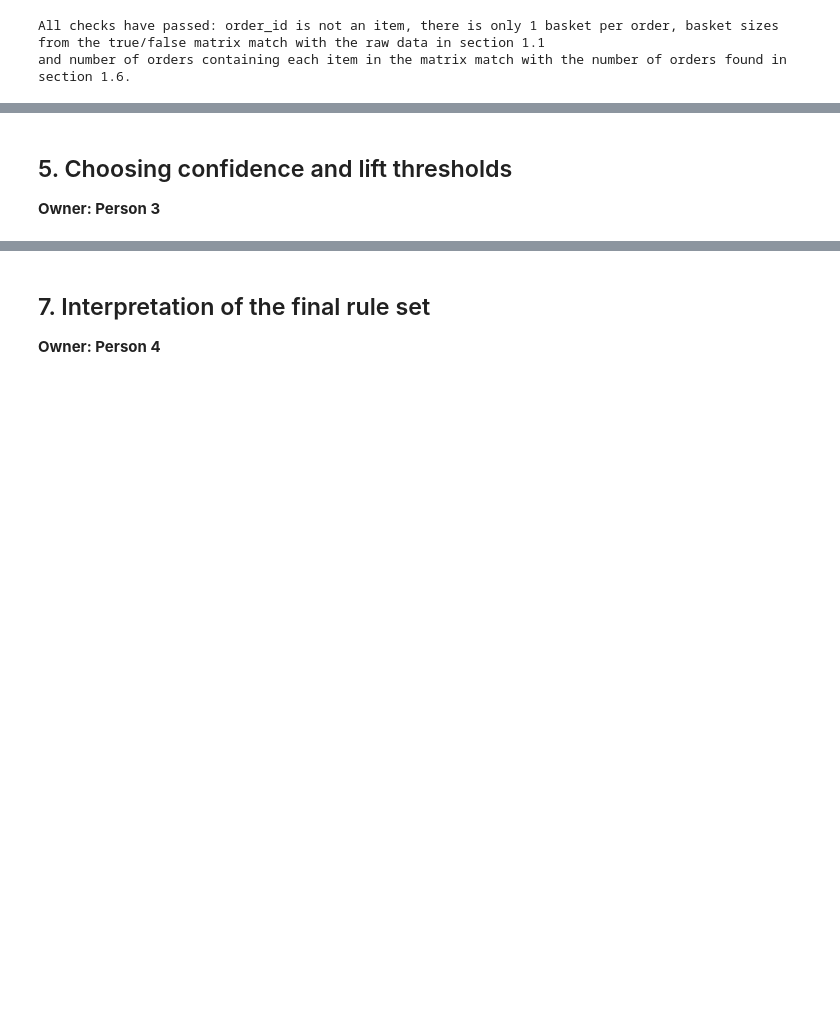
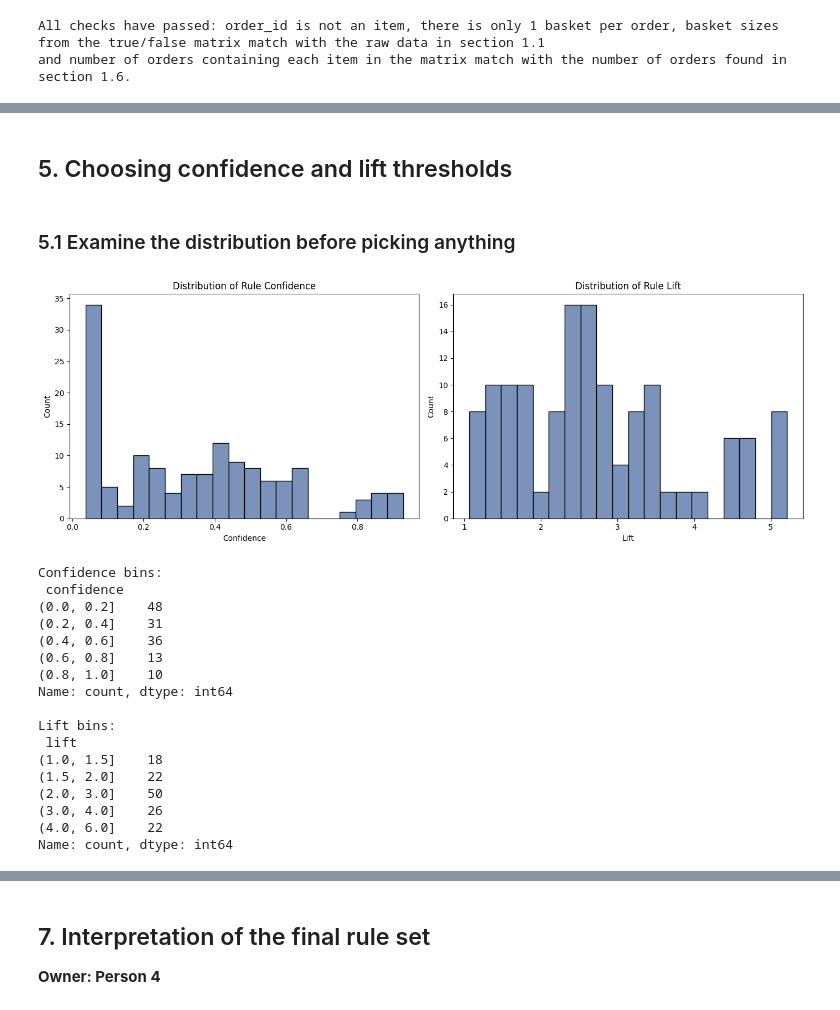
Before and after one commit to tanuiivy/bbt4106-202604-D4-association-rules, a Jupyter notebook: lab_submission/bbt4106-202604-D4-association-rules.ipynb, the cells around one changed output, grey strips where cells are left out. Cells and saved outputs as stored; diff of their text form; code cells hidden in the pictures; blank space fills up the shorter version.

Commit message:
Choosing thresholds and removing redundant rules

```diff
--- a/lab_submission/bbt4106-202604-D4-association-rules.ipynb
+++ b/lab_submission/bbt4106-202604-D4-association-rules.ipynb
@@ -449,0 +496,23 @@ and number of orders containing each item in the matrix match with the number of
+# %%
+import time
+
+encoder = TransactionEncoder()
+onehot = encoder.fit(transactions).transform(transactions)
+transaction_data = pd.DataFrame(onehot, columns=encoder.columns_)
+
+MIN_SUPPORT = 0.01
+print(f"min_support={MIN_SUPPORT} requires an itemset in at least {MIN_SUPPORT * len(transactions):.0f} of {len(transactions)} orders.\n")
+
+t0 = time.time()
+frequent_itemsets = apriori(transaction_data, min_support=MIN_SUPPORT, use_colnames=True)
+t_apriori = time.time() - t0
+
+from mlxtend.frequent_patterns import fpgrowth
+t0 = time.time()
+frequent_itemsets_fpgrowth = fpgrowth(transaction_data, min_support=MIN_SUPPORT, use_colnames=True)
+t_fpgrowth = time.time() - t0
+
+print(f"Apriori:   {len(frequent_itemsets)} frequent itemsets in {t_apriori:.4f}s")
+print(f"FP-Growth: {len(frequent_itemsets_fpgrowth)} frequent itemsets in {t_fpgrowth:.4f}s")
+
+frequent_itemsets.sort_values("support", ascending=False).head(10)
@@ -452,0 +552,6 @@ and number of orders containing each item in the matrix match with the number of
+# %%
+rules = association_rules(frequent_itemsets, metric="lift", min_threshold=1.0)
+print(f"Total rules generated: {len(rules)}")
+rules.sort_values("confidence", ascending=False).head(10)[
+    ["antecedents", "consequents", "support", "confidence", "lift"]
+]
@@ -453,3 +581,39 @@ and number of orders containing each item in the matrix match with the number of
 # %% [markdown]
 ## 5. Choosing confidence and lift thresholds
-**Owner: Person 3**
+# %% [markdown]
+### 5.1 Examine the distribution before picking anything
+# %%
+fig, axes = plt.subplots(1, 2, figsize=(14, 5))
+sns.histplot(rules['confidence'], bins=20, ax=axes[0], color='#4F6EA4')
+axes[0].set_title('Distribution of Rule Confidence')
+axes[0].set_xlabel('Confidence')
+
+sns.histplot(rules['lift'], bins=20, ax=axes[1], color='#4F6EA4')
+axes[1].set_title('Distribution of Rule Lift')
+axes[1].set_xlabel('Lift')
+plt.tight_layout()
+plt.show()
+
+conf_bins = pd.cut(rules['confidence'], bins=[0, 0.2, 0.4, 0.6, 0.8, 1.0]).value_counts().sort_index()
+lift_bins = pd.cut(rules['lift'], bins=[1, 1.5, 2, 3, 4, 6]).value_counts().sort_index()
+print("Confidence bins:\n", conf_bins)
+print("\nLift bins:\n", lift_bins)
+# %% [output]
+[figure, added]
+Confidence bins:
+ confidence
+(0.0, 0.2]    48
+(0.2, 0.4]    31
+(0.4, 0.6]    36
+(0.6, 0.8]    13
+(0.8, 1.0]    10
+Name: count, dtype: int64
+
+Lift bins:
+ lift
+(1.0, 1.5]    18
+(1.5, 2.0]    22
+(2.0, 3.0]    50
+(3.0, 4.0]    26
+(4.0, 6.0]    22
+Name: count, dtype: int64
```
Also changed, not shown: parts of 23 cells of this notebook.
